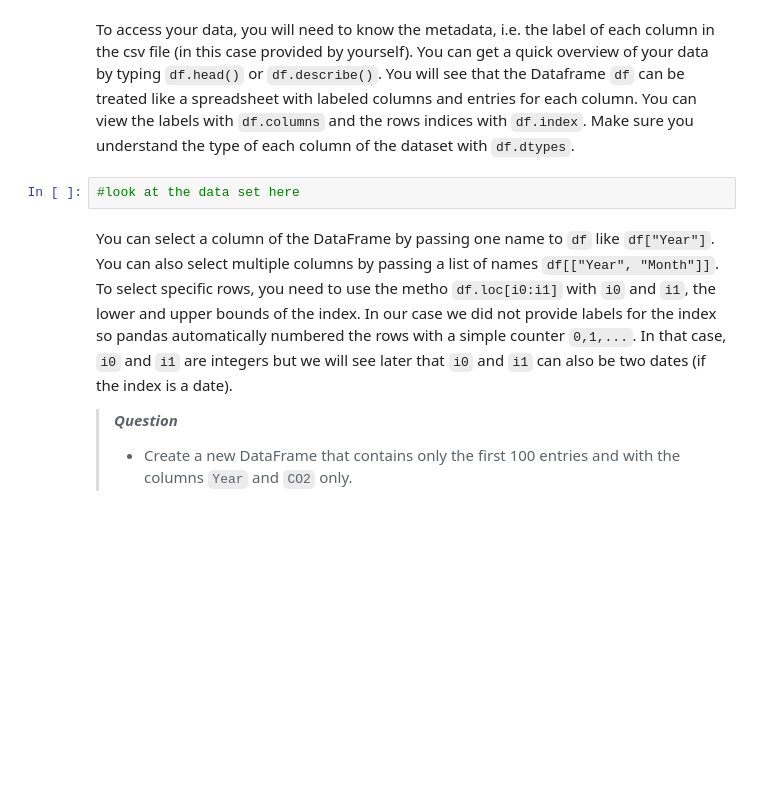
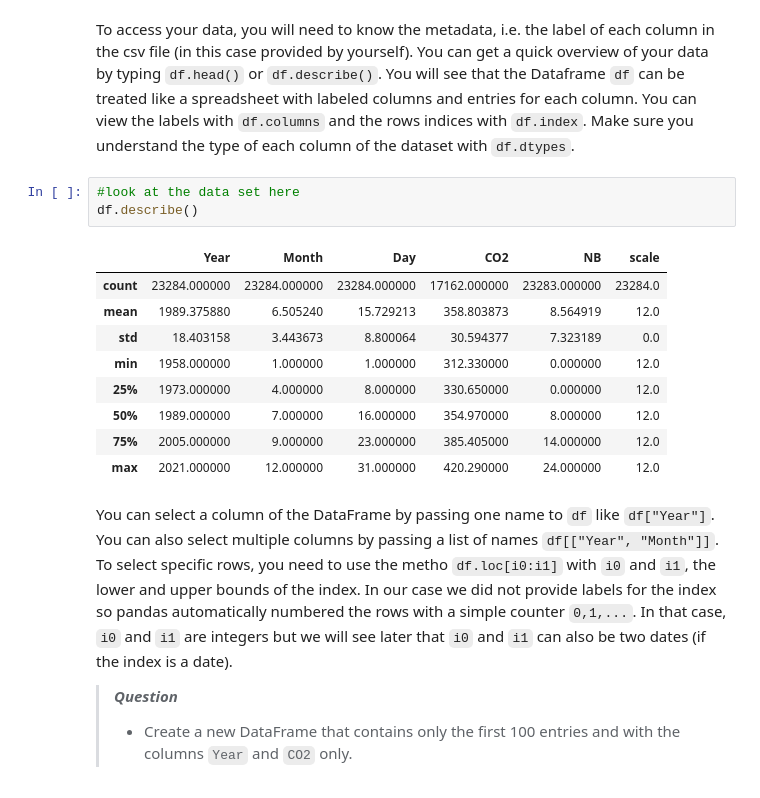
Before and after one commit to holguin2900/MEC-5107-EP-MachineLearning, a Jupyter notebook: 0-moodle/1_tutoriales/01_tutorial_introduction.ipynb, the cells around one changed output. Saved outputs shown, nothing was run; the diff lists cells and outputs as text; blank space fills up the shorter version.

```diff
--- a/0-moodle/1_tutoriales/01_tutorial_introduction.ipynb
+++ b/0-moodle/1_tutoriales/01_tutorial_introduction.ipynb
@@ -227,6 +238,17 @@ df = pd.read_csv('data/daily_in_situ_co2_mlo.csv', comment='%',names=["Year", "M
 To access your data, you will need to know the metadata, i.e. the label of each column in the csv file (in this case provided by yourself). You can get a quick overview of your data by typing `df.head()` or `df.describe()`. You will see that the Dataframe `df` can be treated like a spreadsheet with labeled columns and entries for each column. You can view the labels with `df.columns` and the rows indices with `df.index`. Make sure you understand the type of each column of the dataset with `df.dtypes`.
 # %%
 #look at the data set here
+df.describe()
+# %% [output]
+|  | Year | Month | Day | CO2 | NB | scale |
+| count | 23284.000000 | 23284.000000 | 23284.000000 | 17162.000000 | 23283.000000 | 23284.0 |
+| mean | 1989.375880 | 6.505240 | 15.729213 | 358.803873 | 8.564919 | 12.0 |
+| std | 18.403158 | 3.443673 | 8.800064 | 30.594377 | 7.323189 | 0.0 |
+| min | 1958.000000 | 1.000000 | 1.000000 | 312.330000 | 0.000000 | 12.0 |
+| 25% | 1973.000000 | 4.000000 | 8.000000 | 330.650000 | 0.000000 | 12.0 |
+| 50% | 1989.000000 | 7.000000 | 16.000000 | 354.970000 | 8.000000 | 12.0 |
+| 75% | 2005.000000 | 9.000000 | 23.000000 | 385.405000 | 14.000000 | 12.0 |
+| max | 2021.000000 | 12.000000 | 31.000000 | 420.290000 | 24.000000 | 12.0 |
 # %% [markdown]
 You can select a column of the DataFrame by passing one name to `df` like `df["Year"]`. You can also select multiple columns by passing a list of names `df[["Year", "Month"]]`. To select specific rows, you need to use the metho `df.loc[i0:i1]` with `i0` and `i1`, the lower and upper bounds of the index. In our case we did not provide labels for the index so pandas automatically numbered the rows with a simple counter `0,1,...`. In that case, `i0` and `i1` are integers but we will see later that `i0` and `i1` can also be two dates (if the index is a date).
 
```
Also changed, not shown: parts of 5 cells of this notebook.
